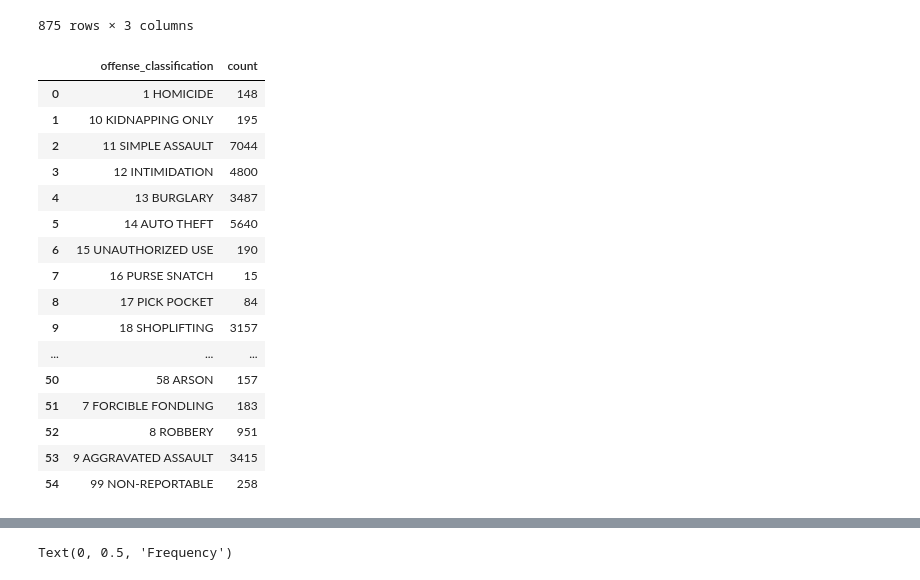
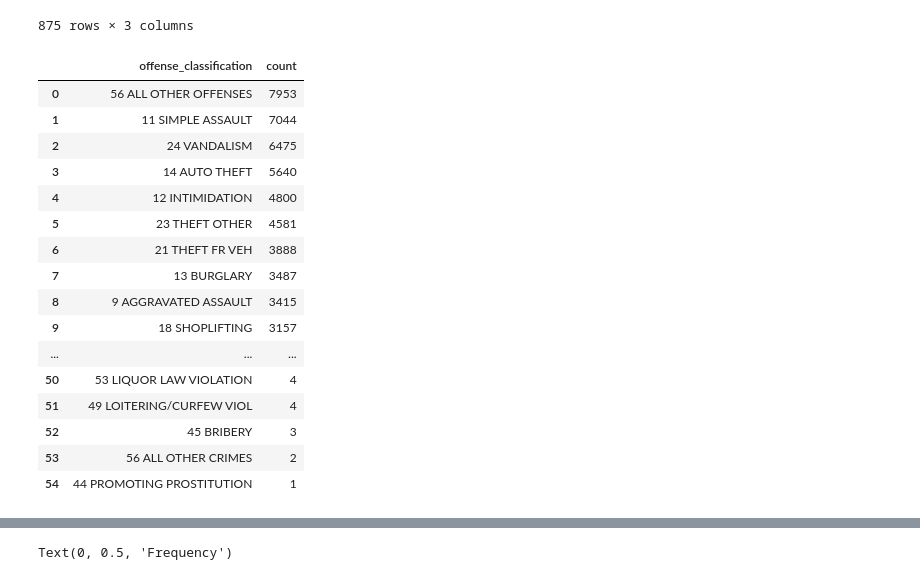
Before and after one commit to ZakM2000/Criminal_Analysis, a Jupyter notebook: Notebooks/LMPD_Crime_Analytics.ipynb, the cells around one changed output, grey strips where cells are left out. Saved outputs shown, nothing was run; the diff lists cells and outputs as text; code cells hidden in the pictures.

```diff
--- a/Notebooks/LMPD_Crime_Analytics.ipynb
+++ b/Notebooks/LMPD_Crime_Analytics.ipynb
@@ -110,30 +110,31 @@ Local_Crimes
 # %%
 Louisville_Crimes = (
     LMPD_Analytics[LMPD_Analytics["city"] == "LOUISVILLE"]
     .groupby("offense_classification")
     .size()
+    .sort_values(ascending=False)
     .reset_index(name="count")
 )
 
 Louisville_Crimes
 # %% [output]
 |  | offense_classification | count |
-| 0 | 1 HOMICIDE | 148 |
-| 1 | 10 KIDNAPPING ONLY | 195 |
-| 2 | 11 SIMPLE ASSAULT | 7044 |
-| 3 | 12 INTIMIDATION | 4800 |
-| 4 | 13 BURGLARY | 3487 |
-| 5 | 14 AUTO THEFT | 5640 |
-| 6 | 15 UNAUTHORIZED USE | 190 |
-| 7 | 16 PURSE SNATCH | 15 |
-| 8 | 17 PICK POCKET | 84 |
+| 0 | 56 ALL OTHER OFFENSES | 7953 |
+| 1 | 11 SIMPLE ASSAULT | 7044 |
+| 2 | 24 VANDALISM | 6475 |
+| 3 | 14 AUTO THEFT | 5640 |
+| 4 | 12 INTIMIDATION | 4800 |
+| 5 | 23 THEFT OTHER | 4581 |
+| 6 | 21 THEFT FR VEH | 3888 |
+| 7 | 13 BURGLARY | 3487 |
+| 8 | 9 AGGRAVATED ASSAULT | 3415 |
 | 9 | 18 SHOPLIFTING | 3157 |
 | ... | ... | ... |
-| 50 | 58 ARSON | 157 |
-| 51 | 7 FORCIBLE FONDLING | 183 |
-| 52 | 8 ROBBERY | 951 |
-| 53 | 9 AGGRAVATED ASSAULT | 3415 |
-| 54 | 99 NON-REPORTABLE | 258 |
+| 50 | 53 LIQUOR LAW VIOLATION | 4 |
+| 51 | 49 LOITERING/CURFEW VIOL | 4 |
+| 52 | 45 BRIBERY | 3 |
+| 53 | 56 ALL OTHER CRIMES | 2 |
+| 54 | 44 PROMOTING PROSTITUTION | 1 |
 # %%
 Louisville_Crimes_df = Louisville_Crimes.groupby("offense_classification")["count"].mean()
 
```
Also changed, not shown: parts of 22 cells of this notebook, 3 other files.
